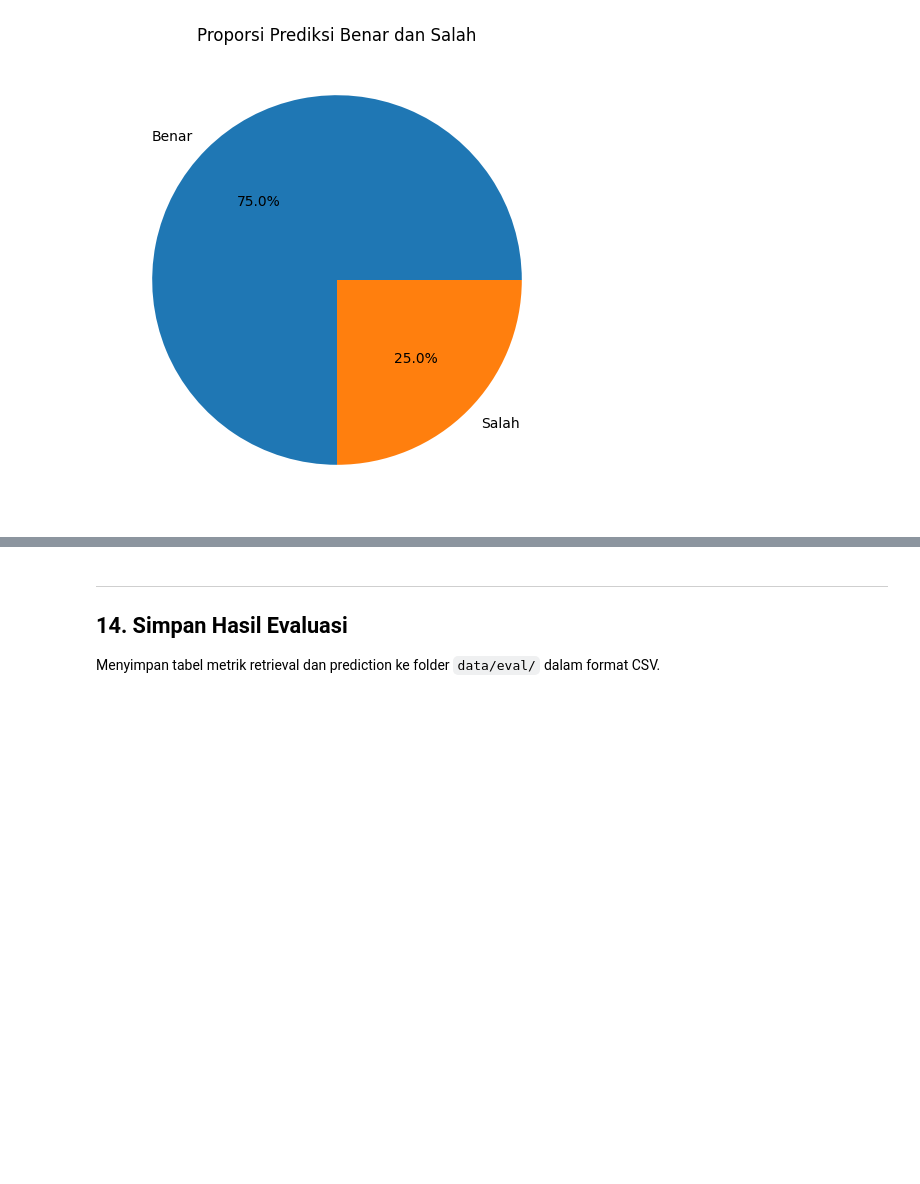
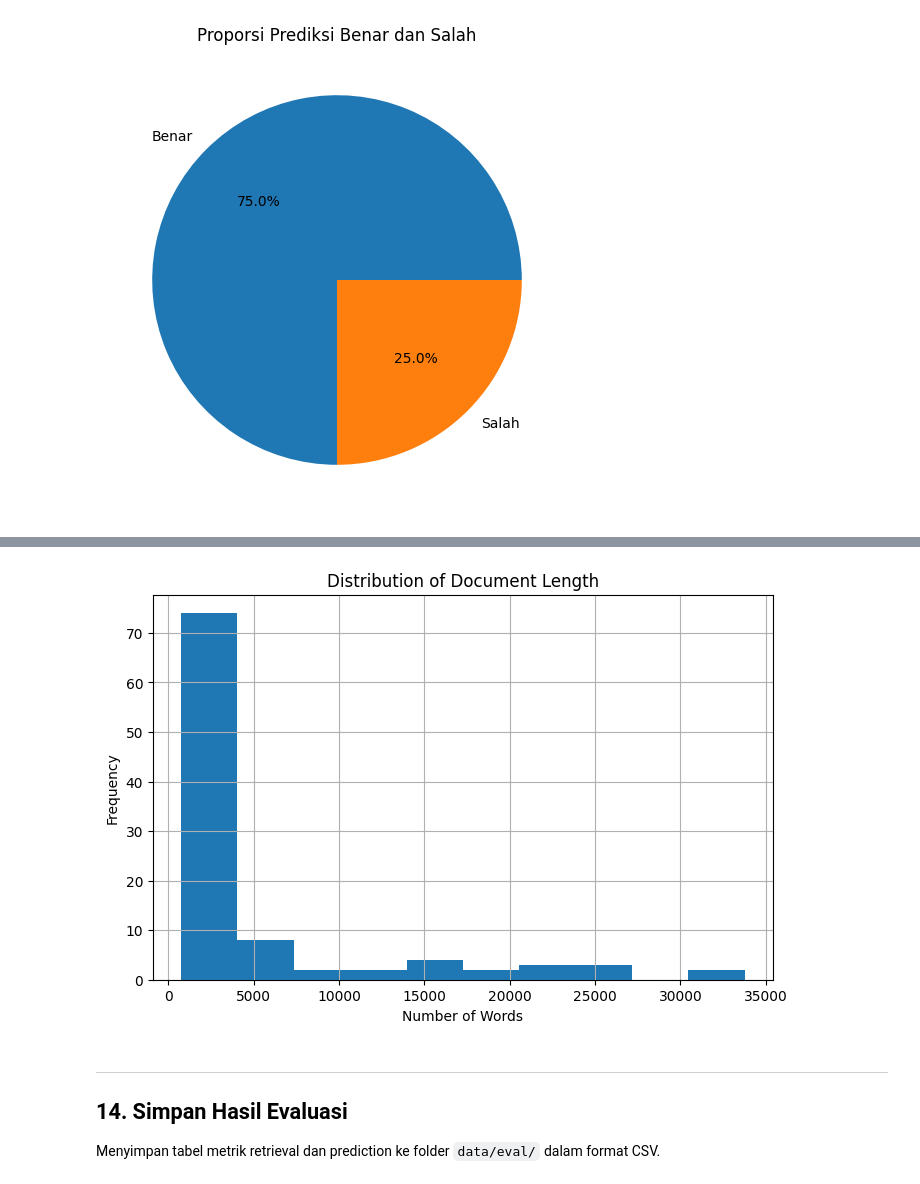
Before and after one commit to adhimmmm/CBR-Analisis-Putusan-MA-TPPO, a Jupyter notebook: notebooks/05_evaluation_rapi.ipynb, the cells around one changed output, grey strips where cells are left out. Cells and saved outputs as stored; diff of their text form; code cells hidden in the pictures; blank space fills up the shorter version.

```diff
--- a/notebooks/05_evaluation_rapi.ipynb
+++ b/notebooks/05_evaluation_rapi.ipynb
@@ -1033,3 +1076,34 @@ plt.show()
+# %%
+# ============================================================
+# VISUALIZATION OF DOCUMENT LENGTH
+# ============================================================
+
+import matplotlib.pyplot as plt
+
+plt.figure(figsize=(8,5))
+
+plt.hist(
+    df["jumlah_kata"],
+    bins=10
+)
+
+plt.title(
+    "Distribution of Document Length"
+)
+
+plt.xlabel(
+    "Number of Words"
+)
+
+plt.ylabel(
+    "Frequency"
+)
+
+plt.grid()
+
+plt.show()
+# %% [output]
+[figure, added]
 # %% [markdown]
 ---
 ## 14. Simpan Hasil Evaluasi
```
Also changed, not shown: parts of 1 cell of this notebook.
